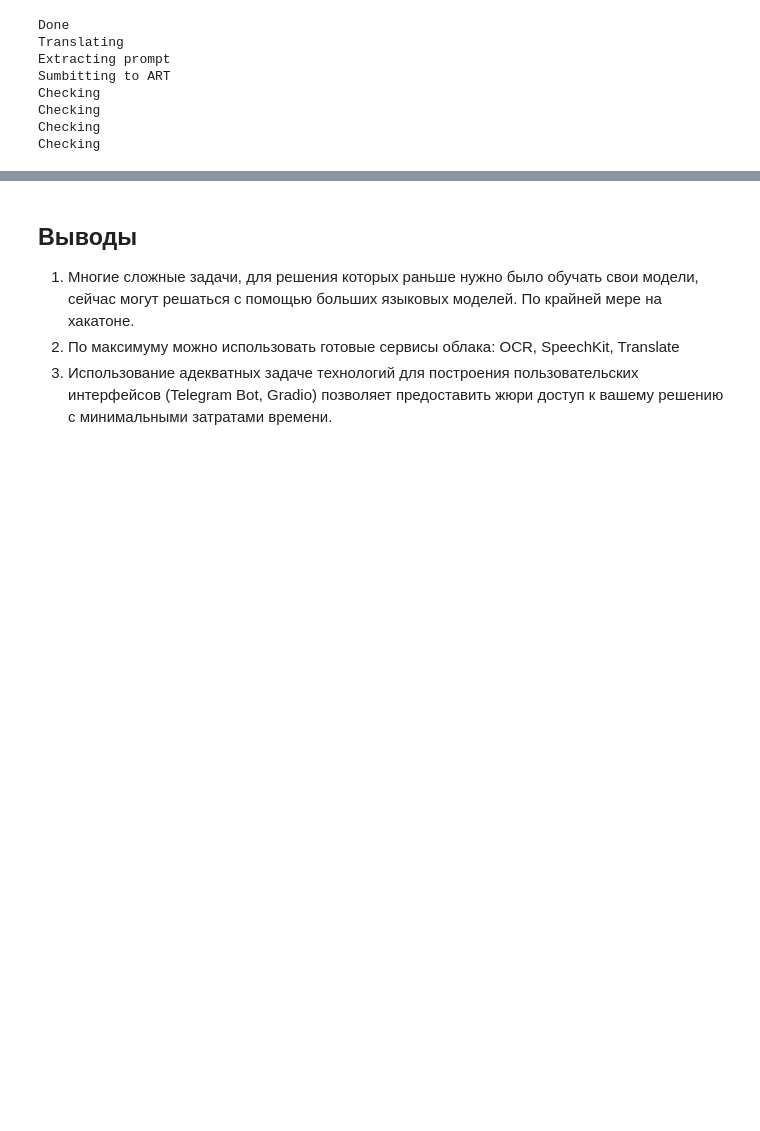
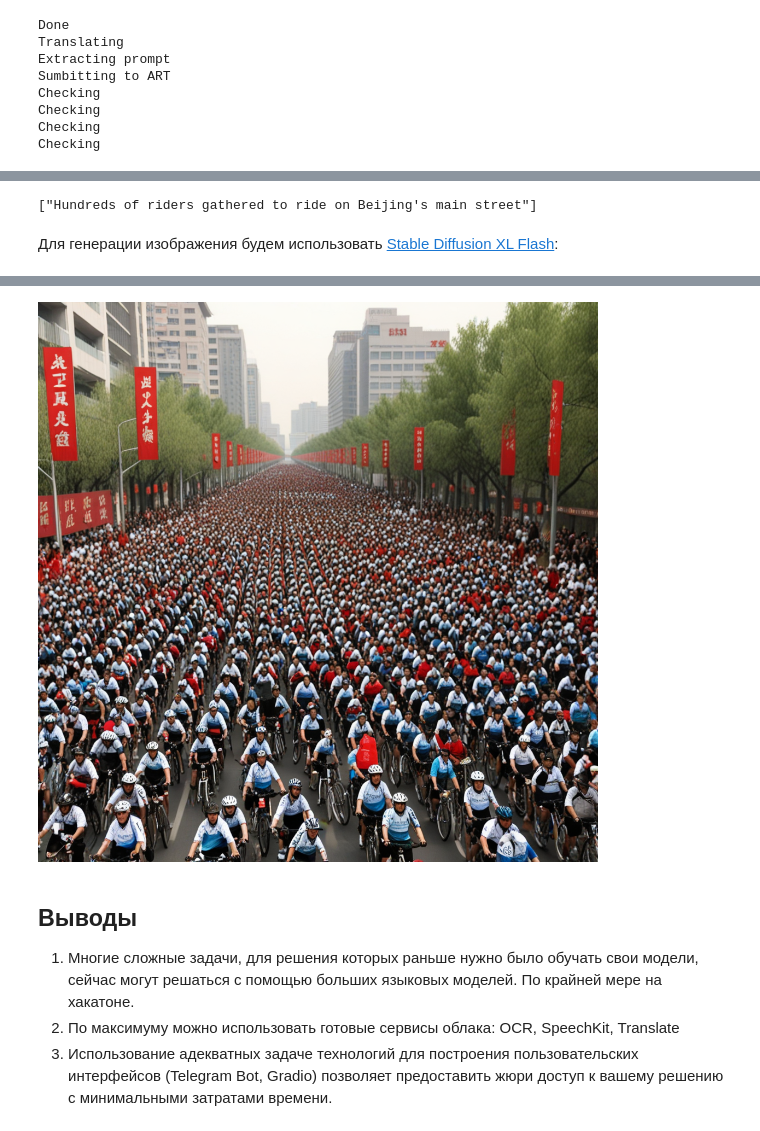
Before and after one commit to yandex-datasphere/phdemo, a Jupyter notebook: PHDemo.ipynb, the cells around one changed output, grey strips where cells are left out. Saved outputs shown, nothing was run; the diff lists cells and outputs as text; code cells hidden in the pictures; blank space fills up the shorter version.

Commit message:
Add demo of huggingface models

```diff
--- a/PHDemo.ipynb
+++ b/PHDemo.ipynb
@@ -300,0 +329,36 @@ Checking
+# %%
+from transformers import MBartForConditionalGeneration, MBart50TokenizerFast
+import torch
+
+device = "cuda" if torch.cuda.is_available() else "cpu"
+
+model = MBartForConditionalGeneration.from_pretrained("facebook/mbart-large-50-many-to-many-mmt").to(device)
+tokenizer = MBart50TokenizerFast.from_pretrained("facebook/mbart-large-50-many-to-many-mmt")
+
+text = "數百名騎行者聚集在北京大街上騎行"
+tokenizer.src_lang = "zh_CN"
+encoded_hi = tokenizer(text, return_tensors="pt").to(device)
+generated_tokens = model.generate(
+    **encoded_hi,
+    forced_bos_token_id=tokenizer.lang_code_to_id["en_XX"]
+)
+
+res = tokenizer.batch_decode(generated_tokens, skip_special_tokens=True)
+res
+# %% [output]
+["Hundreds of riders gathered to ride on Beijing's main street"]
+# %% [markdown]
+Для генерации изображения будем использовать [Stable Diffusion XL Flash](https://huggingface.co/sd-community/sdxl-flash):
+# %%
+import torch
+from diffusers import StableDiffusionXLPipeline, DPMSolverSinglestepScheduler
+
+# Load model.
+pipe = StableDiffusionXLPipeline.from_pretrained("sd-community/sdxl-flash", torch_dtype=torch.float16).to(device)
+
+# Ensure sampler uses "trailing" timesteps.
+pipe.scheduler = DPMSolverSinglestepScheduler.from_config(pipe.scheduler.config, timestep_spacing="trailing")
+
+# Image generation.
+pipe(res, num_inference_steps=7, guidance_scale=3).images[0]
+# %% [output]
@@ -301,3 +367,4 @@ Checking
+[figure, added]
 # %% [markdown]
 ## Выводы
 
```
Also changed, not shown: parts of 3 cells of this notebook.
